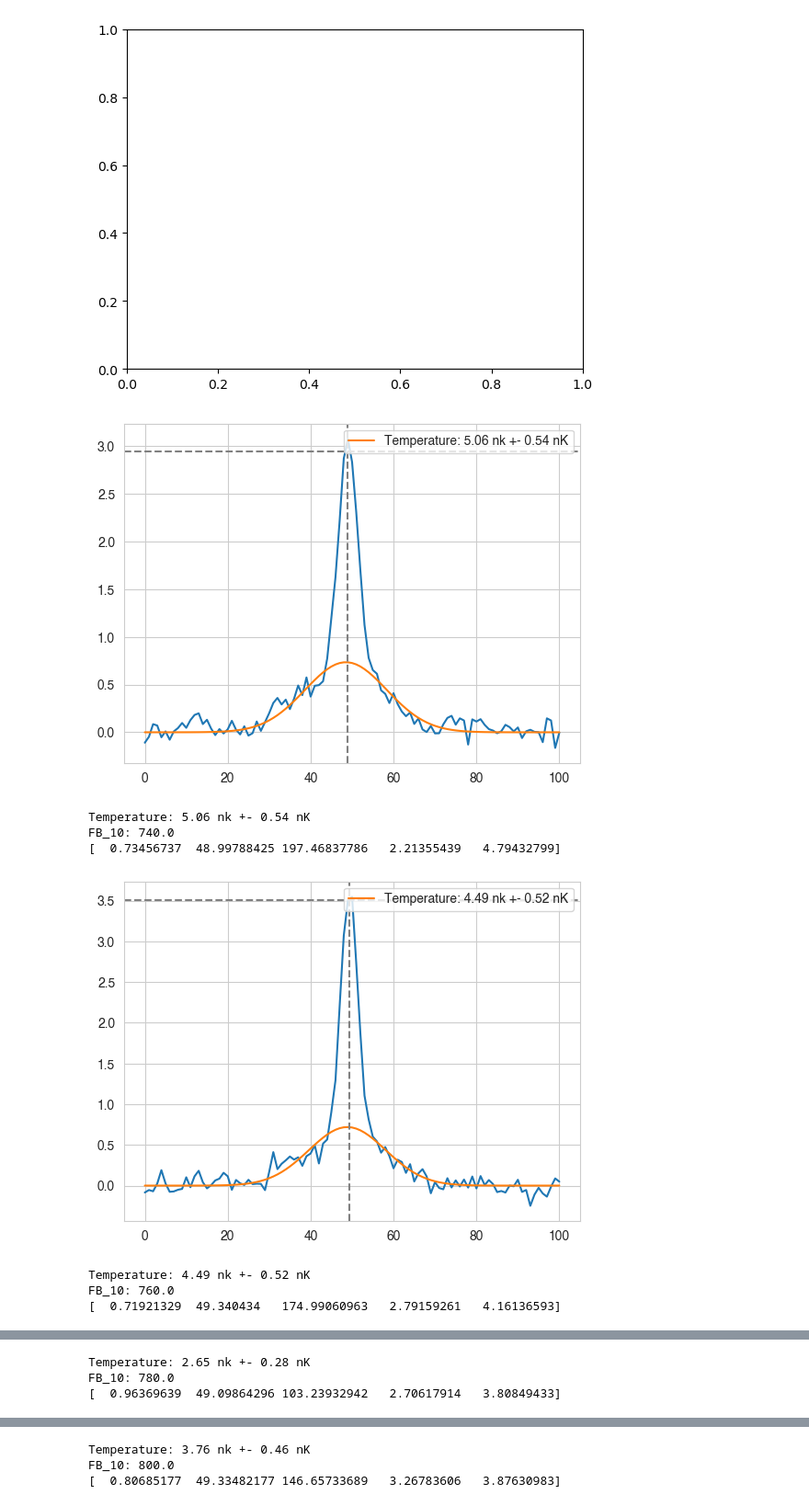
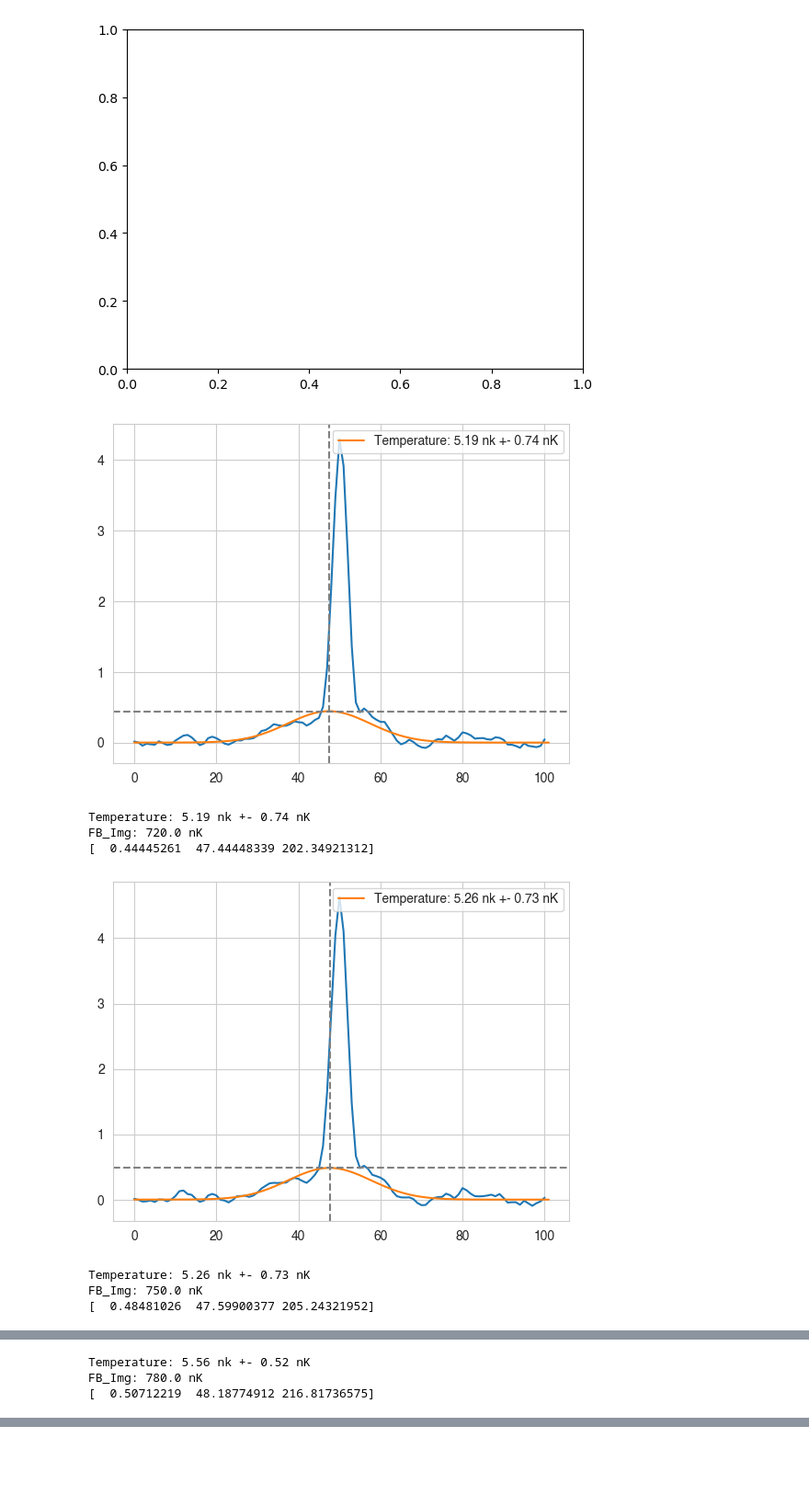
Before and after one commit to ArtMk/lithium, a Jupyter notebook: T4.ipynb, the cells around one changed output, grey strips where cells are left out. Shown: that part at 92% size. Saved outputs shown, nothing was run; the diff lists cells and outputs as text; code cells hidden in the pictures; blank space fills up the shorter version.

```diff
--- a/T4.ipynb
+++ b/T4.ipynb
@@ -95,7 +99,7 @@ center = (173, 155)
 h = 50
 w = 3
 
-rcParams['font.family'] = 'Helvetica'
+# rcParams['font.family'] = 'Helvetica'
 
 single_prc = la.density_builder([images_raw[0]], variables, center, h, w, info_sorted["Csat"], info_sorted["Img_Illumination_Time"], progress_disable = True)
 
@@ -134,7 +138,7 @@ bol = []
 for val in var_vals[1]:
     # for val2 in var_vals[2]:
 
-    mask = (np.isclose(images_prc["FB_10"], val)) #  &
+    mask = (np.isclose(images_prc["FB_Img"], val)) #  &
             # np.isclose(images_prc["Acc_heat_freq"], val2))
 
     for i, im in images_prc[mask].iterrows():
@@ -283,0 +254,4 @@ print(images_fit["T4_peak"][field])
+# %%
+%%time
+# make T4 fits
+images_fit = T4_fit(images_grp, 42, 59)
@@ -447,34 +424,39 @@ ValueError: 'x' and 'y' must have the same size
 # %%
 for i, im in images_fit.iterrows():
 
     T4 = np.mean(im["density"], axis = 1).compressed()
     pos = np.arange(0, len(T4))
 
     plt.plot(pos, T4)
 
-    plt.plot(la.gauss(np.linspace(0, len(T4), len(T4)), im["T4_params"][0],
-                                                        im["T4_params"][1],
-                                                        im["T4_params"][2]), label = f"Temperature: {im["temperature"][0]:.2f} nk +- {im["temperature"][1]:.2f} nK")
+    plt.plot(np.linspace(0, len(T4), 1000), la.gauss(np.linspace(0, len(T4), 1000), *im["T4_params"]), label = f"Temperature: {im["temperature"][0]:.2f} nk +- {im["temperature"][1]:.2f} nK")
+
+    # plt.plot(la.parab(np.linspace(0, len(T4), len(T4)), im["T4_params"][3],
+    #                                                     im["T4_params"][4],
+    #                                                     im["T4_params"][5]))
+
+    # plt.plot(np.linspace(0, len(T4), 1000), la.gauss_parab(np.linspace(0, len(T4), 1000), *im["T4_params"]), label = f"Temperature: {im["temperature"][0]:.2f} nk +- {im["temperature"][1]:.2f} nK")
 
     # plt.axhline(im["T4_params"][0] + im["T4_params"][3], color = "grey", ls = "--")
     plt.axhline(im["T4_peak"], color = "grey", ls = "--")
     plt.axvline(im["T4_params"][1], color = "grey", ls = "--")
+    # plt.axvline(im["T4_params"][4], color = "grey", ls = "--")
 
     plt.legend(loc = 1)
 
     plt.show()
 
     # print(f"Temperature {im["temperature"][0]:.2f} +- {im["temperature"][1]:.2f} nK @ {im["FB_Img"]:.0f} G")
     print(f"Temperature: {im["temperature"][0]:.2f} nk +- {im["temperature"][1]:.2f} nK")
-    print(f"FB_10: {im["FB_10"]}")
+    print(f"FB_Img: {im["FB_Img"]} nK")
     print(im["T4_params"])
     print("")
 # %% [output]
-[figure, old version]
+[figure, new version]
-Temperature: 5.06 nk +- 0.54 nK
-FB_10: 740.0
-[  0.73456737  48.99788425 197.46837786   2.21355439   4.79432799]
+Temperature: 5.19 nk +- 0.74 nK
+FB_Img: 720.0 nK
+[  0.44445261  47.44448339 202.34921312]
-[figure, old version]
+[figure, new version]
-Temperature: 4.49 nk +- 0.52 nK
-FB_10: 760.0
-[  0.71921329  49.340434   174.99060963   2.79159261   4.16136593]
+Temperature: 5.26 nk +- 0.73 nK
+FB_Img: 750.0 nK
+[  0.48481026  47.59900377 205.24321952]
@@ -482,3 +464,3 @@ FB_10: 760.0
-Temperature: 2.65 nk +- 0.28 nK
-FB_10: 780.0
-[  0.96369639  49.09864296 103.23932942   2.70617914   3.80849433]
+Temperature: 5.56 nk +- 0.52 nK
+FB_Img: 780.0 nK
+[  0.50712219  48.18774912 216.81736575]
@@ -486,3 +466,0 @@ FB_10: 780.0
-Temperature: 3.76 nk +- 0.46 nK
-FB_10: 800.0
-[  0.80685177  49.33482177 146.65733689   3.26783606   3.87630983]
```
Also changed, not shown: parts of 16 cells of this notebook, 1 other file.
